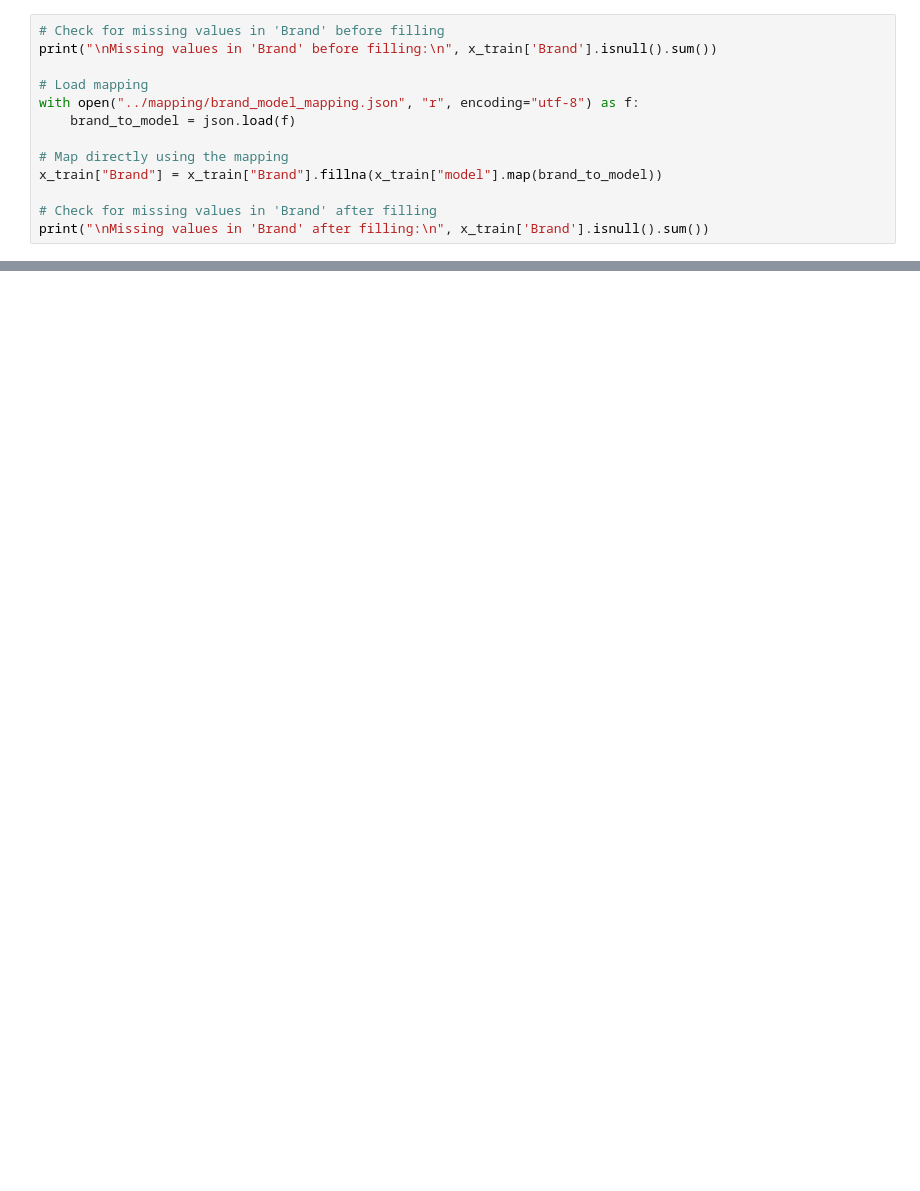
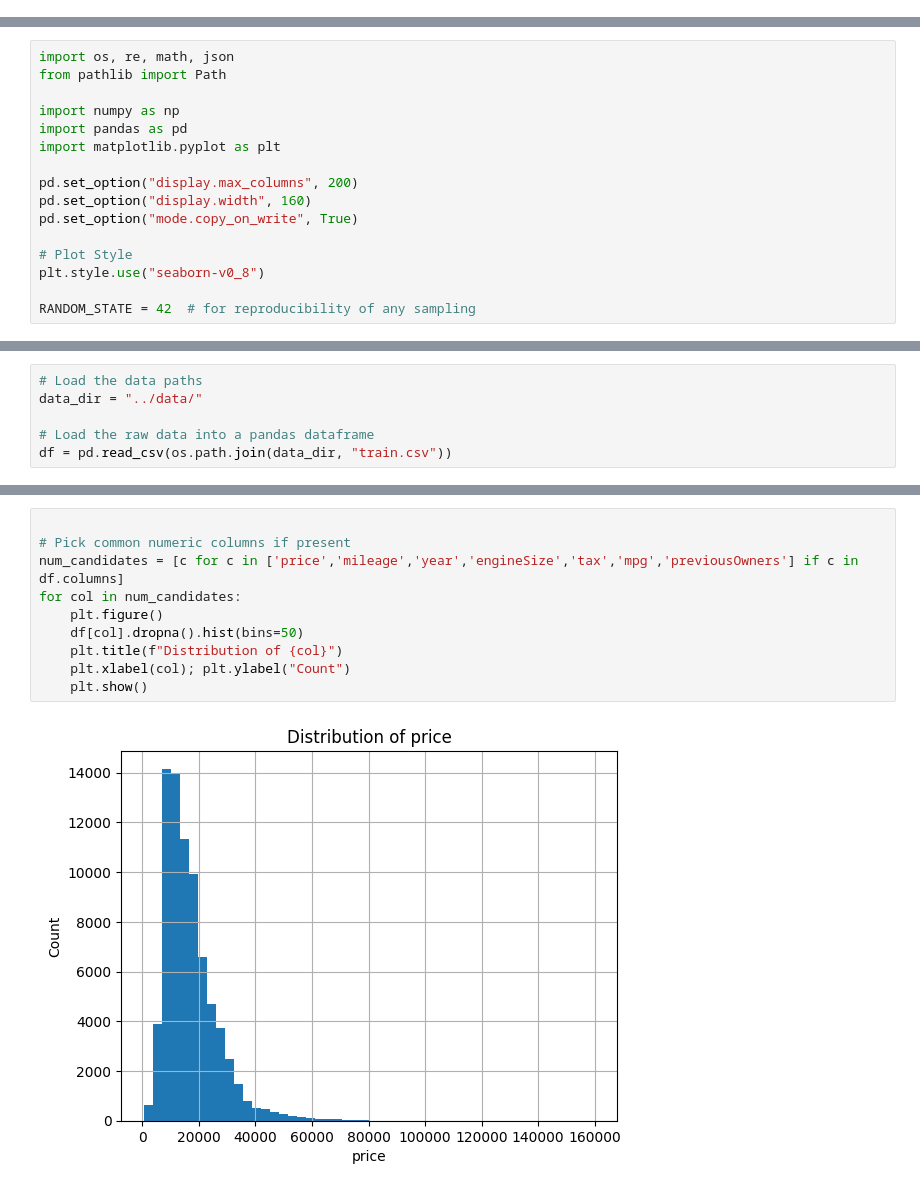
Before and after one commit to Mehmet1700/MachineLearningProject-NOVAIMS2025, a Jupyter notebook: notebooks/10_data_exploration_main.ipynb, the cells around one changed output, grey strips where cells are left out. Saved outputs shown, nothing was run; the diff lists cells and outputs as text; blank space fills up the shorter version.

```diff
--- a/notebooks/10_data_exploration_main.ipynb
+++ b/notebooks/10_data_exploration_main.ipynb
@@ -306,13 +0,0 @@ Number of entries in the modelname_mapping.json: 195
-# %%
-# Check for missing values in 'Brand' before filling
-print("\nMissing values in 'Brand' before filling:\n", x_train['Brand'].isnull().sum())
-
-# Load mapping
-with open("../mapping/brand_model_mapping.json", "r", encoding="utf-8") as f:
-    brand_to_model = json.load(f)
-
-# Map directly using the mapping
-x_train["Brand"] = x_train["Brand"].fillna(x_train["model"].map(brand_to_model))
-
-# Check for missing values in 'Brand' after filling
-print("\nMissing values in 'Brand' after filling:\n", x_train['Brand'].isnull().sum())
@@ -576,0 +9,16 @@ x_test = x_test.drop(columns=['hasDamage'])
+# %%
+import os, re, math, json
+from pathlib import Path
+
+import numpy as np
+import pandas as pd
+import matplotlib.pyplot as plt
+
+pd.set_option("display.max_columns", 200)
+pd.set_option("display.width", 160)
+pd.set_option("mode.copy_on_write", True)
+
+# Plot Style
+plt.style.use("seaborn-v0_8")
+
+RANDOM_STATE = 42  # for reproducibility of any sampling
@@ -576,0 +27,6 @@ x_test = x_test.drop(columns=['hasDamage'])
+# %%
+# Load the data paths
+data_dir = "../data/"
+
+# Load the raw data into a pandas dataframe
+df = pd.read_csv(os.path.join(data_dir, "train.csv"))
@@ -576,0 +130,12 @@ x_test = x_test.drop(columns=['hasDamage'])
+# %%
+
+# Pick common numeric columns if present
+num_candidates = [c for c in ['price','mileage','year','engineSize','tax','mpg','previousOwners'] if c in df.columns]
+for col in num_candidates:
+    plt.figure()
+    df[col].dropna().hist(bins=50)
+    plt.title(f"Distribution of {col}")
+    plt.xlabel(col); plt.ylabel("Count")
+    plt.show()
+# %% [output]
+[figure, added]
```
Also changed, not shown: parts of 69 cells of this notebook, 1 other file.
